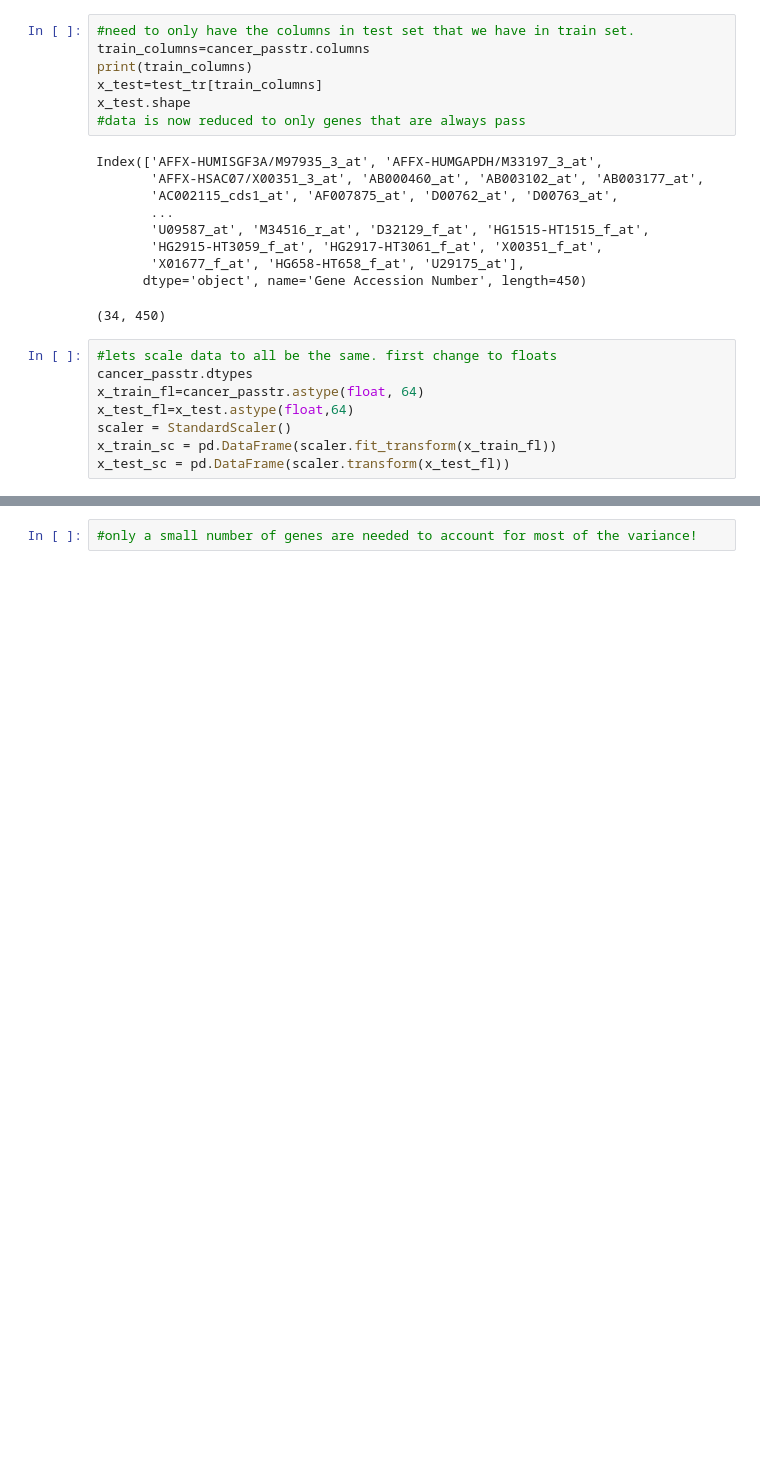
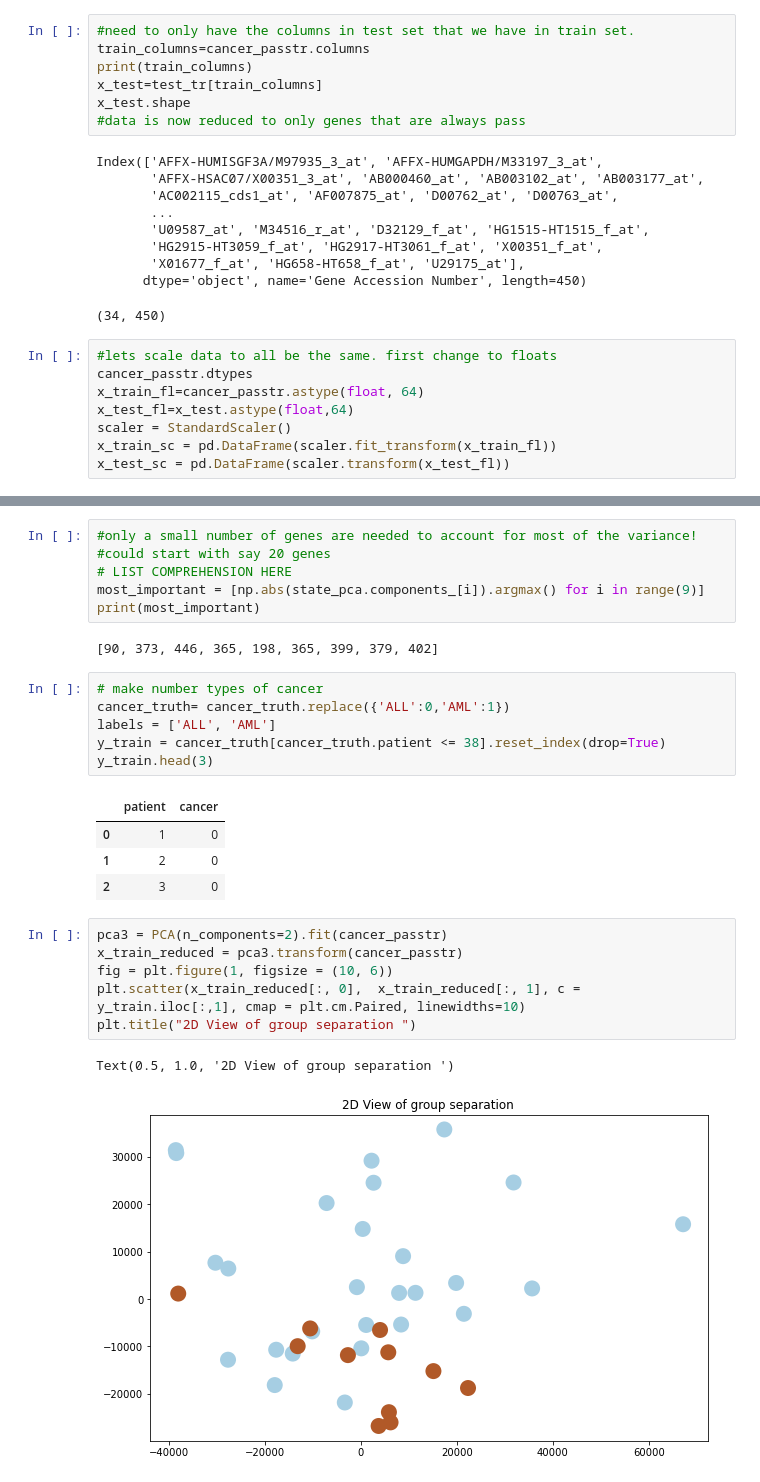
Before and after one commit to tfahland1/test_cancer, a Jupyter notebook: eda_cancer.ipynb, the cells around one changed output, grey strips where cells are left out. Cells and saved outputs as stored; diff of their text form; blank space fills up the shorter version.

```diff
--- a/eda_cancer.ipynb
+++ b/eda_cancer.ipynb
@@ -204,2 +209,28 @@ plt.title('Cumlative variance ratio explained by PCA components for # of genes')
 # %%
 #only a small number of genes are needed to account for most of the variance!
+#could start with say 20 genes
+# LIST COMPREHENSION HERE
+most_important = [np.abs(state_pca.components_[i]).argmax() for i in range(9)]
+print(most_important)
+# %% [output]
+[90, 373, 446, 365, 198, 365, 399, 379, 402]
+# %%
+# make number types of cancer
+cancer_truth= cancer_truth.replace({'ALL':0,'AML':1})
+labels = ['ALL', 'AML']
+y_train = cancer_truth[cancer_truth.patient <= 38].reset_index(drop=True)
+y_train.head(3)
+# %% [output]
+|  | patient | cancer |
+| 0 | 1 | 0 |
+| 1 | 2 | 0 |
+| 2 | 3 | 0 |
+# %%
+pca3 = PCA(n_components=2).fit(cancer_passtr)
+x_train_reduced = pca3.transform(cancer_passtr)
+fig = plt.figure(1, figsize = (10, 6))
+plt.scatter(x_train_reduced[:, 0],  x_train_reduced[:, 1], c = y_train.iloc[:,1], cmap = plt.cm.Paired, linewidths=10)
+plt.title("2D View of group separation ")
+# %% [output]
+Text(0.5, 1.0, '2D View of group separation ')
+[figure, added]
```
Also changed, not shown: parts of 10 cells of this notebook.
